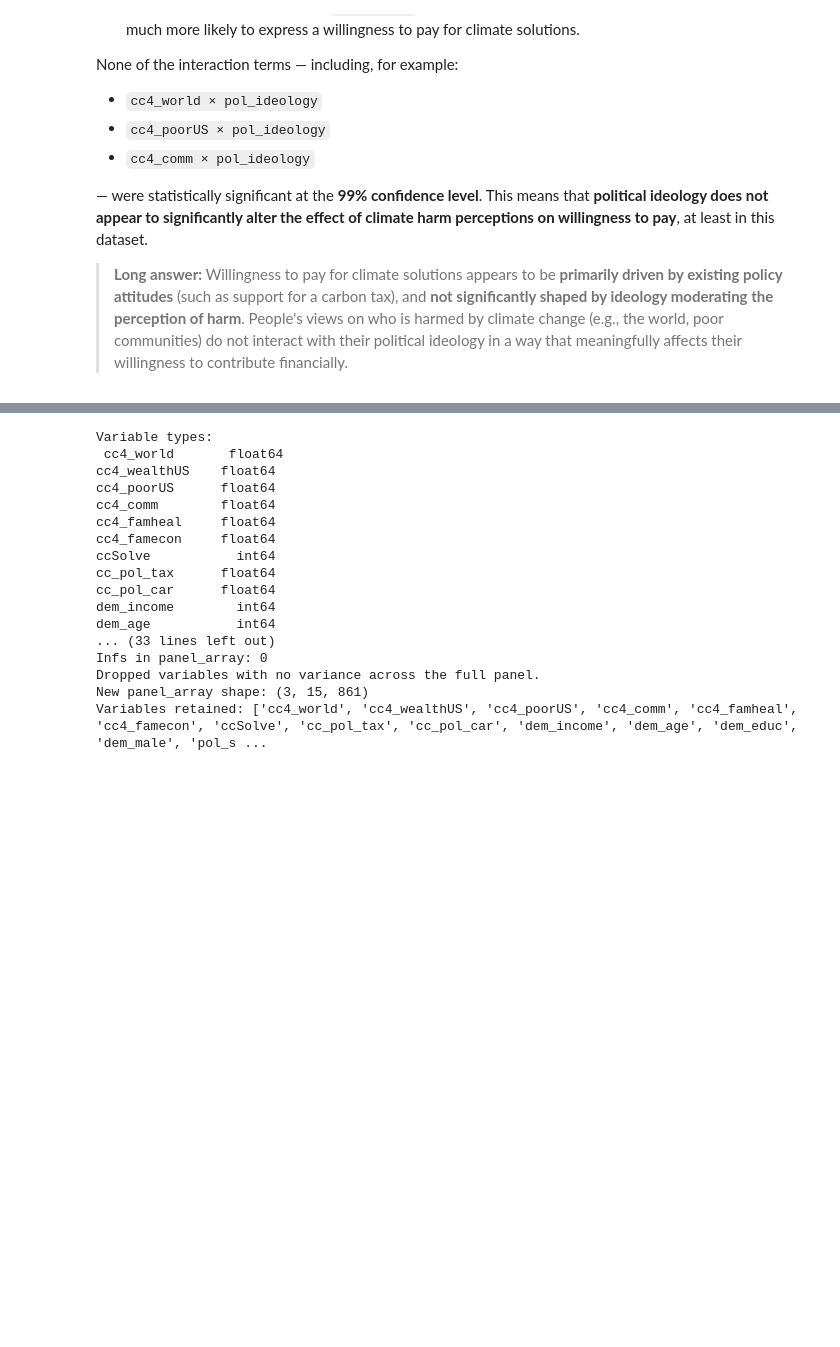
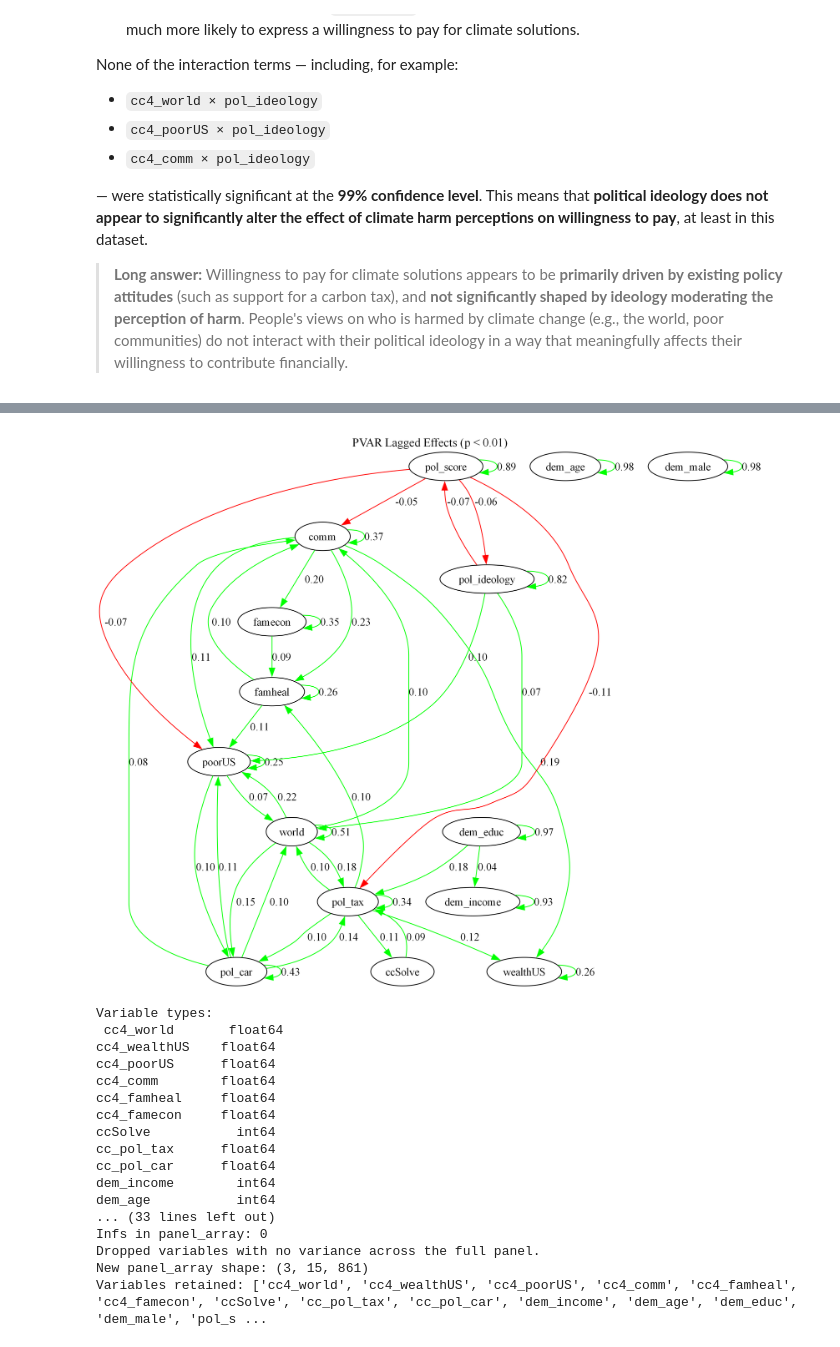
Before and after one commit to paraskevasleivadaros/climate-opinions-and-elections, a Jupyter notebook: notebooks/methods.ipynb, the cells around one changed output, grey strips where cells are left out. Saved outputs shown, nothing was run; the diff lists cells and outputs as text; code cells hidden in the pictures; blank space fills up the shorter version.

```diff
--- a/notebooks/methods.ipynb
+++ b/notebooks/methods.ipynb
@@ -935,3 +559,84 @@ plt.show()
+# %%
+import os
+import pandas as pd
+import statsmodels.api as sm
+import networkx as nx
+from graphviz import Digraph
+from IPython.display import Image, display
+
+# Optional: Add path to Graphviz binaries if needed
+# os.environ["PATH"] += os.pathsep + r"C:\Program Files\Graphviz\bin"
+
+# --- Load data ---
+data = pd.read_csv("../data/5-cleaned_data_3waves.csv", low_memory=False)
+
+# --- Define predictors ---
+continuous_predictors = [
+    "cc4_world", "cc4_wealthUS", "cc4_poorUS",
+    "cc4_comm", "cc4_famheal", "cc4_famecon",
+    "ccSolve", "cc_pol_tax", "cc_pol_car",
+    "dem_income", "dem_age", "dem_educ", "dem_male",
+    "pol_score", "pol_ideology"
+]
+
+# --- Preprocess ---
+data = data.sort_values(by=['PID', 'WAVE'])
+for var in continuous_predictors:
+    data[f"{var}_lag"] = data.groupby("PID")[var].shift(1)
+
+X_vars = [f"{var}_lag" for var in continuous_predictors]
+Y_vars = continuous_predictors
+df = data.dropna(subset=X_vars + Y_vars)
+
+# --- Build edge list based on lagged regression ---
+edges = []
+for y in Y_vars:
+    X = df[X_vars]
+    X = sm.add_constant(X)
+    y_vals = df[y]
+    model = sm.OLS(y_vals, X).fit()
+
+    for predictor, pval in model.pvalues.items():
+        if predictor == 'const' or predictor not in X.columns:
+            continue
+
+        # --- Previous threshold: p < 0.05
+        # if pval < 0.05:
+
+        # --- New threshold: p < 0.01
+        if pval < 0.01:
+            weight = model.params[predictor]
+            source = predictor.replace("_lag", "")
+            target = y
+            edges.append((source, target, weight))
+
+# --- Build Graphviz Digraph ---
+dot = Digraph(engine="dot")
+dot.attr(dpi='300', fontsize='14', rankdir='TB')
+dot.attr(label='PVAR Lagged Effects (p < 0.01)', labelloc='t', fontsize='15')
+
+# --- Add nodes
+nodes = set()
+for src, tgt, _ in edges:
+    nodes.update([src, tgt])
+
+for node in sorted(nodes):
+    label = node.replace("cc4_", "").replace("cc_", "")
+    dot.node(node, label=label)
+
+# --- Add edges
+for src, tgt, weight in edges:
+    color = "green" if weight > 0 else "red"
+    dot.edge(src, tgt, label=f"{weight:.2f}", color=color)
+
+# --- Render and save PNG only (no viewer, no .gv file)
+output_path = "../results/pvar_graphviz"
+dot.render(output_path, format="png", cleanup=True)
+
+# --- Display the PNG below the cell
+display(Image(filename=f"{output_path}.png"))
+# %% [output]
+[figure, added]
 # %%
 import pandas as pd
 import numpy as np
```
Also changed, not shown: parts of 2 cells of this notebook, 4 other files.
